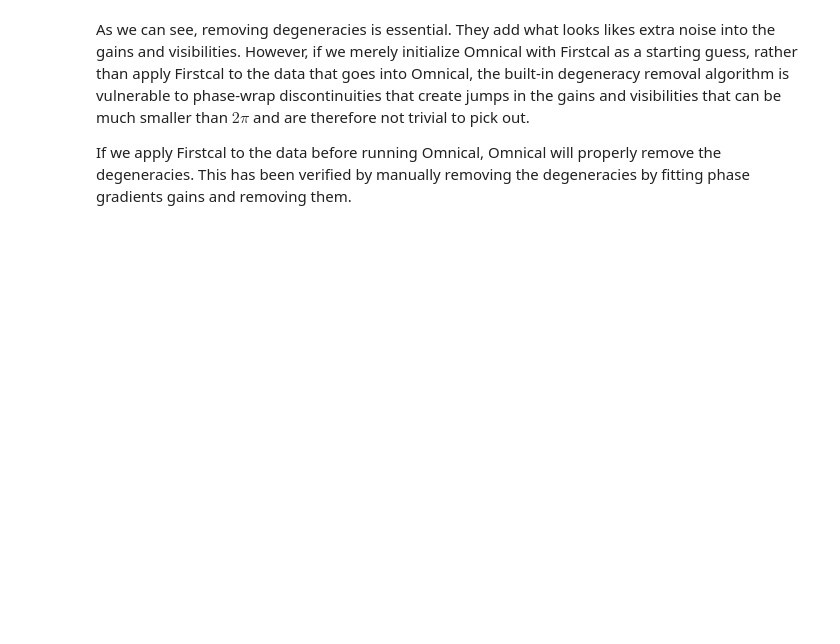
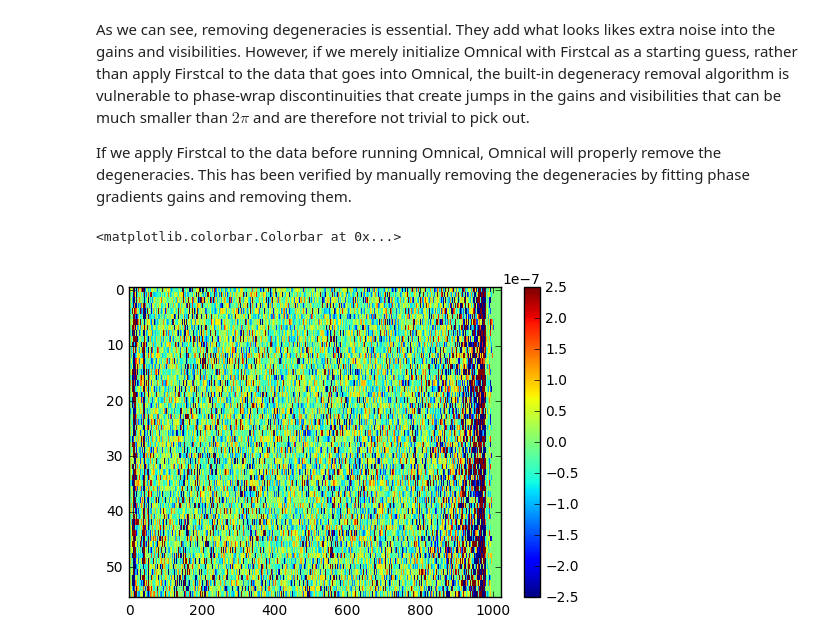
Before and after one commit to HERA-Team/hera_sandbox, a Jupyter notebook: jsd/Omnical_Degneracies/HERA Memo 24.ipynb, the cells around one changed output. Saved outputs shown, nothing was run; the diff lists cells and outputs as text; code cells hidden in the pictures; blank space fills up the shorter version.

```diff
--- a/jsd/Omnical_Degneracies/HERA Memo 24.ipynb
+++ b/jsd/Omnical_Degneracies/HERA Memo 24.ipynb
@@ -66,13 +61,13 @@ g2[pol[0]] = {ant: g2[pol[0]][ant] / fcg[pol[0]][ant] for ant in g2[pol[0]].keys
 # %%
 m1t, g1t, v1t = omni.redcal(fcData, info, gains=g0, removedegen=True)
 m2t, g2t, v2t = omni.redcal(fcData, info, vis=v1t, gains=g1t,
-                            uselogcal=False, removedegen=True)
+                            uselincal=True, removedegen=True)
 # %% [markdown]
 ## Omnical with FC data, removing dengeracies manually
 # %%
 m1f, g1f, v1f = omni.redcal(fcData, info, gains=g0, removedegen=False)
 m2f, g2f, v2f = omni.redcal(fcData, info, vis=v1f, gains=g1f,
-                            uselogcal=False, removedegen=False)
+                            uselincal=True, removedegen=False)
 # %% [markdown]
 ### Fit out a phase gradient, average phase, and average gain.
 # %%
@@ -112,3 +112,13 @@ for g,title in zip([g2f,g2,g2t,apg], titles):
 As we can see, removing degeneracies is essential. They add what looks likes extra noise into the gains and visibilities. However, if we merely initialize Omnical with Firstcal as a starting guess, rather than apply Firstcal to the data that goes into Omnical, the built-in degeneracy removal algorithm is vulnerable to phase-wrap discontinuities that create jumps in the gains and visibilities that can be much smaller than $2\pi$ and are therefore not trivial to pick out.
 
 If we apply Firstcal to the data before running Omnical, Omnical will properly remove the degeneracies. This has been verified by manually removing the degeneracies by fitting phase gradients gains and removing them.
+# %%
+plt.figure()
+capo.plot.waterfall(apg[pol[0]][88]/g2t[pol[0]][88], mode='log',  mx=.025/100000, drng=.05/100000)
+plt.colorbar()
+#plt.figure()
+#capo.plot.waterfall(apg[pol[0]][88], mode='log',  mx=2, drng=8)
+#print np.linalg.norm(apg[pol[0]][88]-g2t[pol[0]][88]) / np.linalg.norm(apg[pol[0]][88])
+# %% [output]
+<matplotlib.colorbar.Colorbar at 0x...>
+[figure, added]
```
Also changed, not shown: parts of 4 cells of this notebook, 6 other files.
